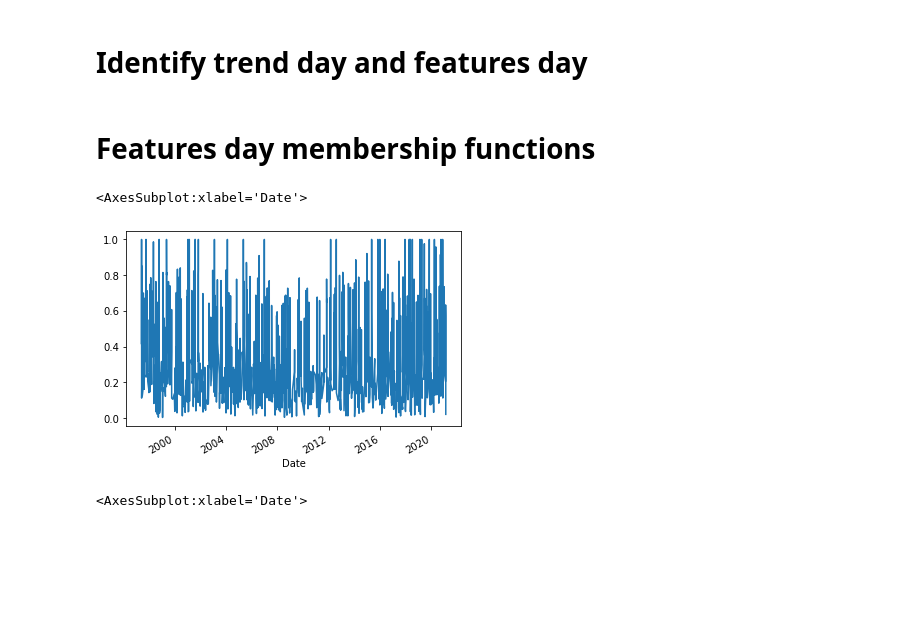
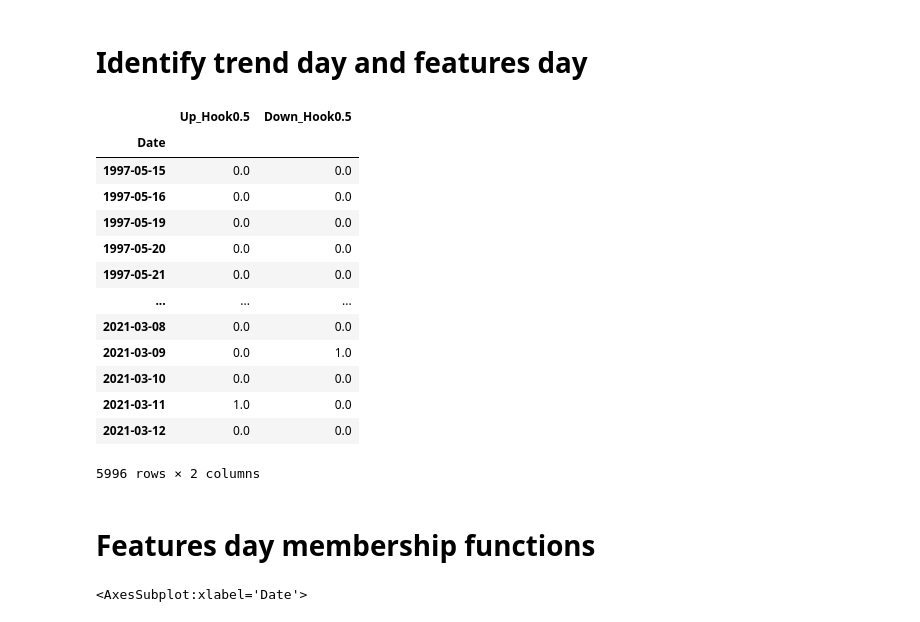
Before and after one commit to Emma3434/FRE-7121-Final-Project, a Jupyter notebook: Membership functions.ipynb, the cells around one changed output. Saved outputs shown, nothing was run; the diff lists cells and outputs as text; code cells hidden in the pictures; blank space fills up the shorter version.

```diff
--- a/Membership functions.ipynb
+++ b/Membership functions.ipynb
@@ -60,11 +60,28 @@ df.loc[df['RangeOC'].abs() <= x*df['Range'], 'DOJI'] = 1
 df['DOJI'] = df['DOJI'].fillna(0)
 # %%
 # Hook day
-for delta in range(0, 11):
-    df.loc[df['Open'].shift(-1) < df['Low']-delta, 'Up_Hook{d}'.format(d=delta)] = 1
-    df.loc[df['Open'].shift(-1) > df['High']+delta, 'Down_Hook{d}'.format(d=delta)] = 1
-    df['Up_Hook{d}'.format(d=delta)] = df['Up_Hook{d}'.format(d=delta)].fillna(0)
-    df['Down_Hook{d}'.format(d=delta)] = df['Down_Hook{d}'.format(d=delta)].fillna(0)
+#for delta in range(0, 11):
+delta = 0.5
+df.loc[df['Open'].shift(-1) < df['Low']-delta, 'Up_Hook{d}'.format(d=delta)] = 1
+df.loc[df['Open'].shift(-1) > df['High']+delta, 'Down_Hook{d}'.format(d=delta)] = 1
+df['Up_Hook{d}'.format(d=delta)] = df['Up_Hook{d}'.format(d=delta)].fillna(0)
+df['Down_Hook{d}'.format(d=delta)] = df['Down_Hook{d}'.format(d=delta)].fillna(0)
+df[["Up_Hook0.5","Down_Hook0.5"]]
+# %% [output]
+|  | Up_Hook0.5 | Down_Hook0.5 |
+| Date |  |  |
+| 1997-05-15 | 0.0 | 0.0 |
+| 1997-05-16 | 0.0 | 0.0 |
+| 1997-05-19 | 0.0 | 0.0 |
+| 1997-05-20 | 0.0 | 0.0 |
+| 1997-05-21 | 0.0 | 0.0 |
+| ... | ... | ... |
+| 2021-03-08 | 0.0 | 0.0 |
+| 2021-03-09 | 0.0 | 1.0 |
+| 2021-03-10 | 0.0 | 0.0 |
+| 2021-03-11 | 1.0 | 0.0 |
+| 2021-03-12 | 0.0 | 0.0 |
+5996 rows × 2 columns
 # %% [markdown]
 # Features day membership functions
 # %%
@@ -93,9 +110,6 @@ for i in range(0,len(ks)):
 
 #df[['Range','NR4','D4','~R4','eta4','NR_x4']].tail(10)
 #df[df['NR4_membership'] != 0]
-# %% [output]
-<AxesSubplot:xlabel='Date'>
-[figure, removed]
 # %%
 df[df['NR4_membership'] != 0]['NR4_membership'].plot()
 # %% [output]
```
Also changed, not shown: parts of 7 cells of this notebook, 3 other files.
